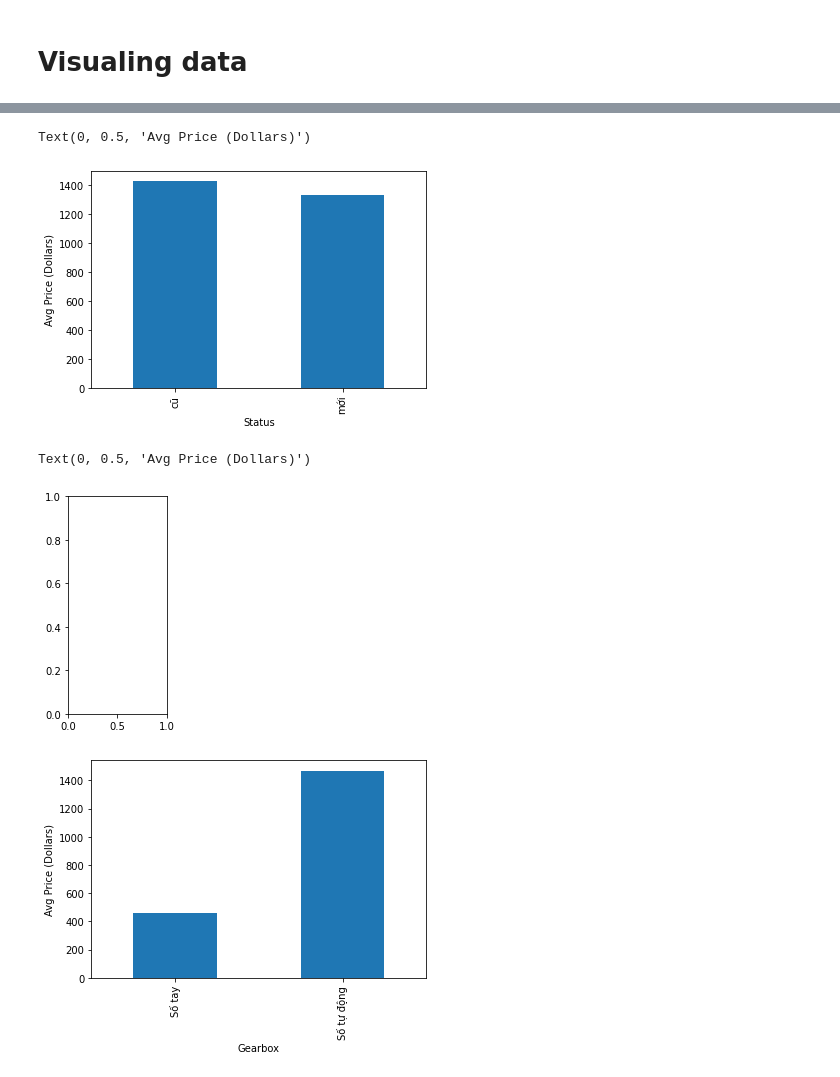
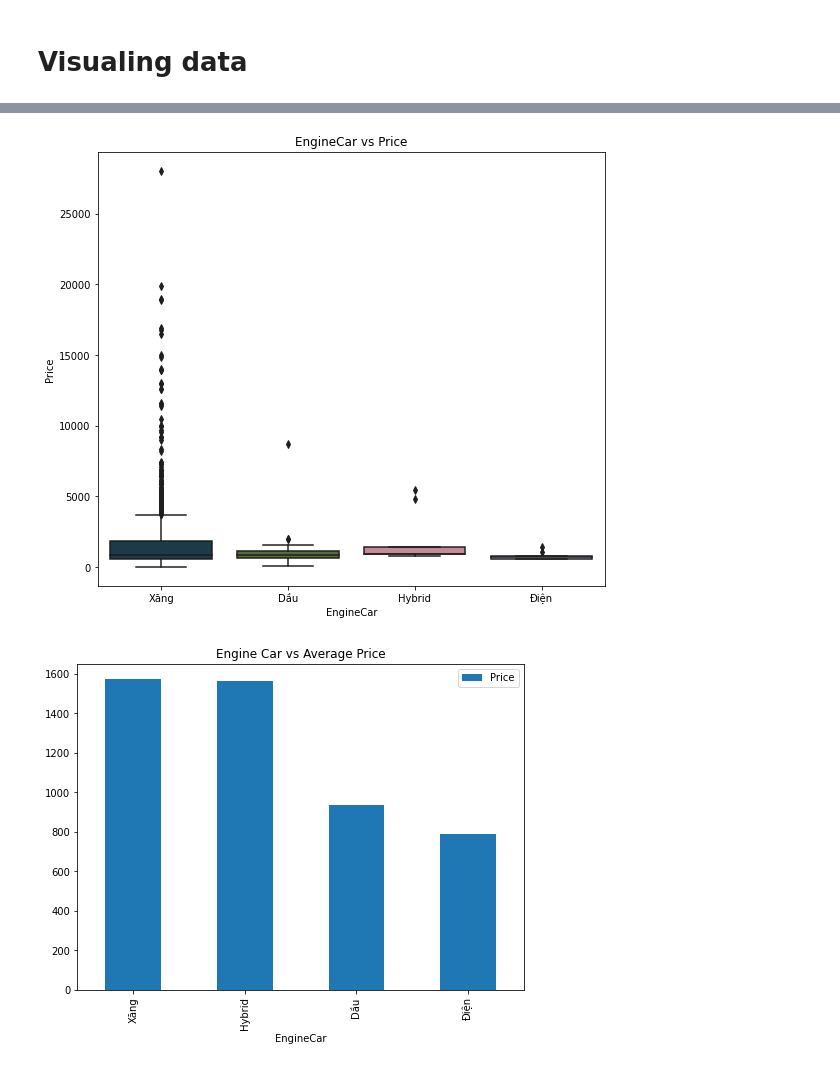
Before and after one commit to Kim-bk/car-price-prediction, a Jupyter notebook: Kim/linear_regression.ipynb, the cells around one changed output, grey strips where cells are left out. Cells and saved outputs as stored; diff of their text form; code cells hidden in the pictures.

```diff
--- a/Kim/linear_regression.ipynb
+++ b/Kim/linear_regression.ipynb
@@ -176,18 +115,16 @@ plt.show()
-# %%
-
-plt1 = cars[['Status','Price']].groupby("Status").mean().plot(kind='bar',legend = False,)
-plt1.set_xlabel("Status")
-plt1.set_ylabel("Avg Price (Dollars)")
-# %% [output]
-Text(0, 0.5, 'Avg Price (Dollars)')
-[figure, removed]
-# %%
-
-plt.subplot(1,3,1)
-plt1 = cars[['Gearbox','Price']].groupby("Gearbox").mean().plot(kind='bar',legend = False,)
-plt1.set_xlabel("Gearbox")
-plt1.set_ylabel("Avg Price (Dollars)")
-# %% [output]
-Text(0, 0.5, 'Avg Price (Dollars)')
-[figure, removed]
-[figure, removed]
+# %%
+plt.figure(figsize=(20,8))
+
+
+plt.subplot(1,2,1)
+plt.title('EngineCar vs Price')
+sns.boxplot(x=cars.EngineCar, y=cars.Price, palette=("cubehelix"))
+
+df = pd.DataFrame(cars.groupby(['EngineCar'])['Price'].mean().sort_values(ascending = False))
+df.plot.bar(figsize=(8,6))
+plt.title('Engine Car vs Average Price')
+plt.show()
+plt.show()
+# %% [output]
+[figure, added]
+[figure, added]
```
Also changed, not shown: parts of 39 cells of this notebook.
